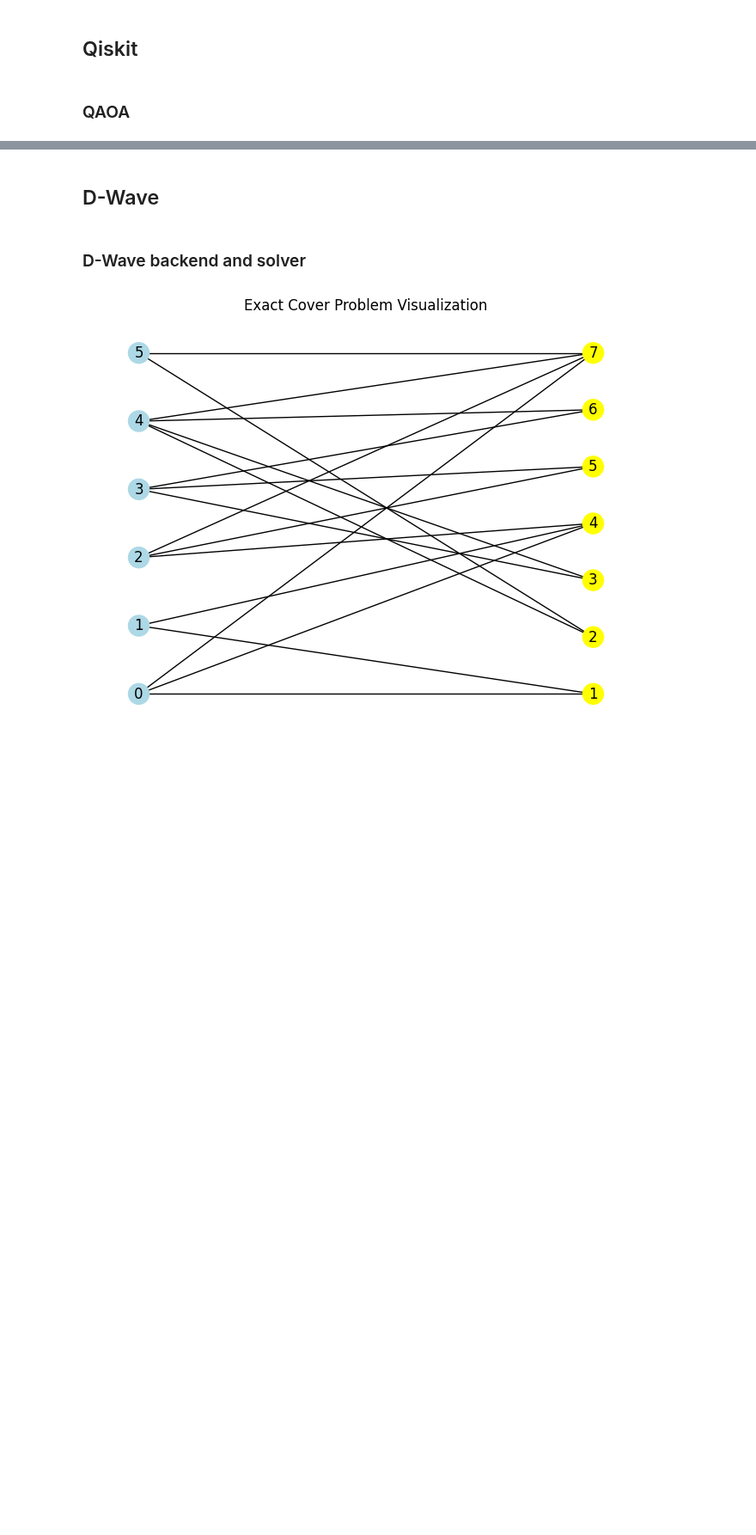
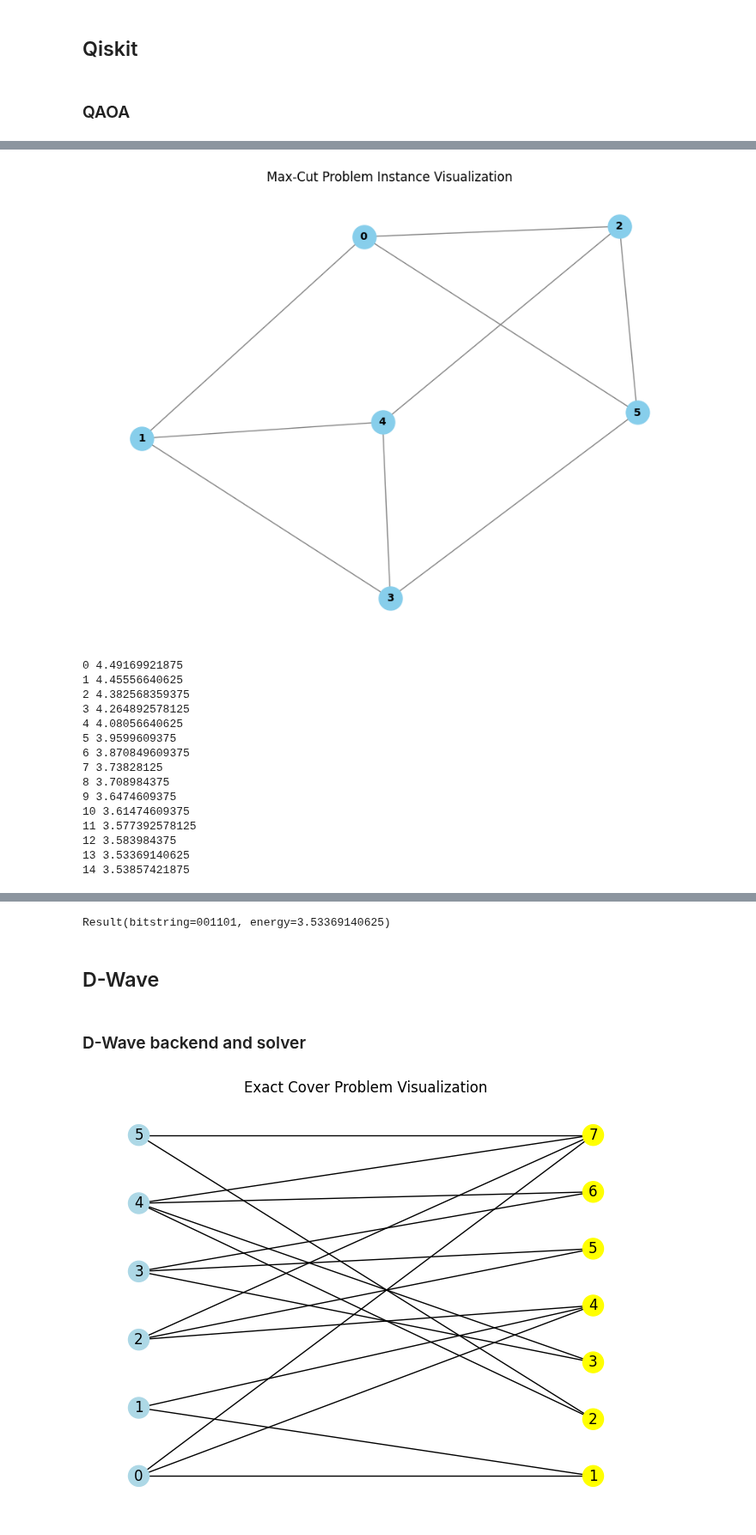
Before and after one commit to PCSS-Quantum/QLauncher, a Jupyter notebook: examples/backends_algorithms.ipynb, the cells around one changed output, grey strips where cells are left out. Shown at 86% size. Cells and saved outputs as stored; diff of their text form; code cells hidden in the pictures; blank space fills up the shorter version.

Commit message:
falqon wip

```diff
--- a/examples/backends_algorithms.ipynb
+++ b/examples/backends_algorithms.ipynb
@@ -29,0 +37,28 @@ Result(bitstring=101010, energy=3.5810546875)
+# %%
+pr = MaxCut.from_preset('default')
+pr.visualize()
+
+alg = FALQON(max_reps=15)
+backend = AerBackend('backendv1v2',backendv1v2=FakeSherbrooke(),auto_transpile_level=0)
+
+launcher = QuantumLauncher(pr, alg, backend)
+result = launcher.run()
+pr.visualize(result.best_bitstring[::-1])
+result
+# %% [output]
+[figure, added]
+0 4.49169921875
+1 4.45556640625
+2 4.382568359375
+3 4.264892578125
+4 4.08056640625
+5 3.9599609375
+6 3.870849609375
+7 3.73828125
+8 3.708984375
+9 3.6474609375
+10 3.61474609375
+11 3.577392578125
+12 3.583984375
+13 3.53369140625
+14 3.53857421875
@@ -30,3 +66,4 @@ Result(bitstring=101010, energy=3.5810546875)
+Result(bitstring=001101, energy=3.53369140625)
 # %% [markdown]
 ## D-Wave
 # %% [markdown]
```
Also changed, not shown: parts of 3 cells of this notebook, 2 other files.
